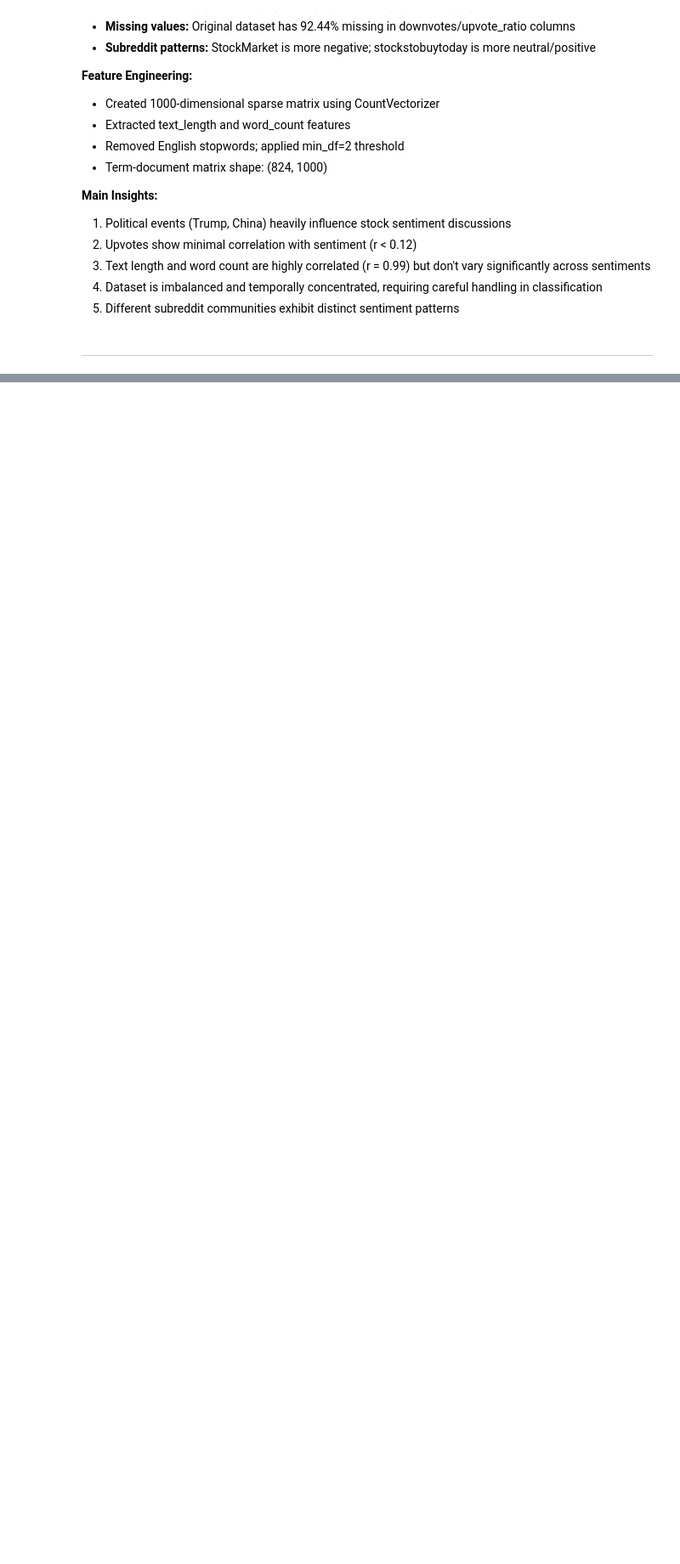
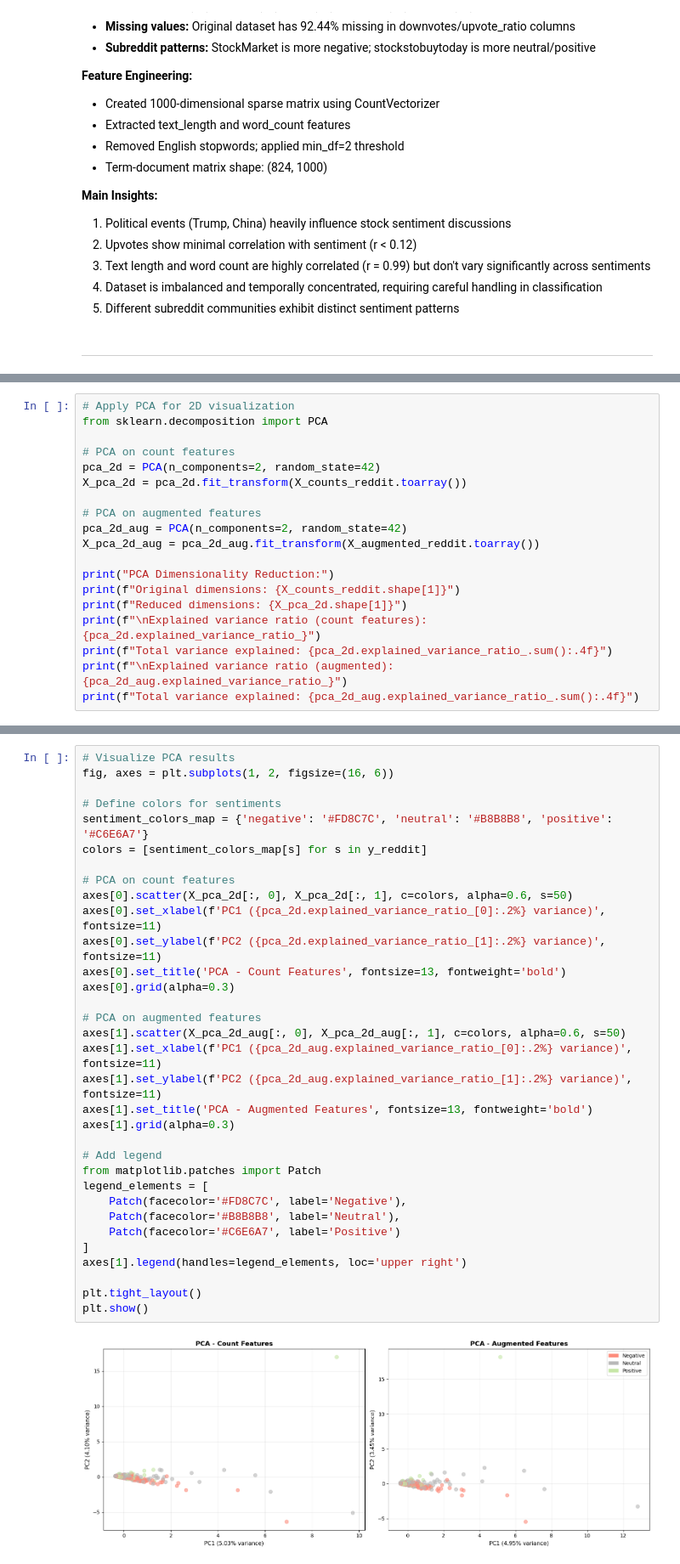
Before and after one commit to ArnoldChen0601/DM2025-Lab1-Exercise, a Jupyter notebook: DM2025-Lab1-Homework.ipynb, the cells around one changed output, grey strips where cells are left out. Shown at 85% size. Cells and saved outputs as stored; diff of their text form; blank space fills up the shorter version.

```diff
--- a/DM2025-Lab1-Homework.ipynb
+++ b/DM2025-Lab1-Homework.ipynb
@@ -853,0 +1675,19 @@ positive            108.0  27.851852  41.856411  1.0  9.0  14.0  30.25  330.0
+# %%
+# Apply PCA for 2D visualization
+from sklearn.decomposition import PCA
+
+# PCA on count features
+pca_2d = PCA(n_components=2, random_state=42)
+X_pca_2d = pca_2d.fit_transform(X_counts_reddit.toarray())
+
+# PCA on augmented features
+pca_2d_aug = PCA(n_components=2, random_state=42)
+X_pca_2d_aug = pca_2d_aug.fit_transform(X_augmented_reddit.toarray())
+
+print("PCA Dimensionality Reduction:")
+print(f"Original dimensions: {X_counts_reddit.shape[1]}")
+print(f"Reduced dimensions: {X_pca_2d.shape[1]}")
+print(f"\nExplained variance ratio (count features): {pca_2d.explained_variance_ratio_}")
+print(f"Total variance explained: {pca_2d.explained_variance_ratio_.sum():.4f}")
+print(f"\nExplained variance ratio (augmented): {pca_2d_aug.explained_variance_ratio_}")
+print(f"Total variance explained: {pca_2d_aug.explained_variance_ratio_.sum():.4f}")
@@ -853,0 +1706,35 @@ positive            108.0  27.851852  41.856411  1.0  9.0  14.0  30.25  330.0
+# %%
+# Visualize PCA results
+fig, axes = plt.subplots(1, 2, figsize=(16, 6))
+
+# Define colors for sentiments
+sentiment_colors_map = {'negative': '#FD8C7C', 'neutral': '#B8B8B8', 'positive': '#C6E6A7'}
+colors = [sentiment_colors_map[s] for s in y_reddit]
+
+# PCA on count features
+axes[0].scatter(X_pca_2d[:, 0], X_pca_2d[:, 1], c=colors, alpha=0.6, s=50)
+axes[0].set_xlabel(f'PC1 ({pca_2d.explained_variance_ratio_[0]:.2%} variance)', fontsize=11)
+axes[0].set_ylabel(f'PC2 ({pca_2d.explained_variance_ratio_[1]:.2%} variance)', fontsize=11)
+axes[0].set_title('PCA - Count Features', fontsize=13, fontweight='bold')
+axes[0].grid(alpha=0.3)
+
+# PCA on augmented features
+axes[1].scatter(X_pca_2d_aug[:, 0], X_pca_2d_aug[:, 1], c=colors, alpha=0.6, s=50)
+axes[1].set_xlabel(f'PC1 ({pca_2d_aug.explained_variance_ratio_[0]:.2%} variance)', fontsize=11)
+axes[1].set_ylabel(f'PC2 ({pca_2d_aug.explained_variance_ratio_[1]:.2%} variance)', fontsize=11)
+axes[1].set_title('PCA - Augmented Features', fontsize=13, fontweight='bold')
+axes[1].grid(alpha=0.3)
+
+# Add legend
+from matplotlib.patches import Patch
+legend_elements = [
+    Patch(facecolor='#FD8C7C', label='Negative'),
+    Patch(facecolor='#B8B8B8', label='Neutral'),
+    Patch(facecolor='#C6E6A7', label='Positive')
+]
+axes[1].legend(handles=legend_elements, loc='upper right')
+
+plt.tight_layout()
+plt.show()
+# %% [output]
+[figure, added]
```
Also changed, not shown: parts of 72 cells of this notebook, 5 other files.
